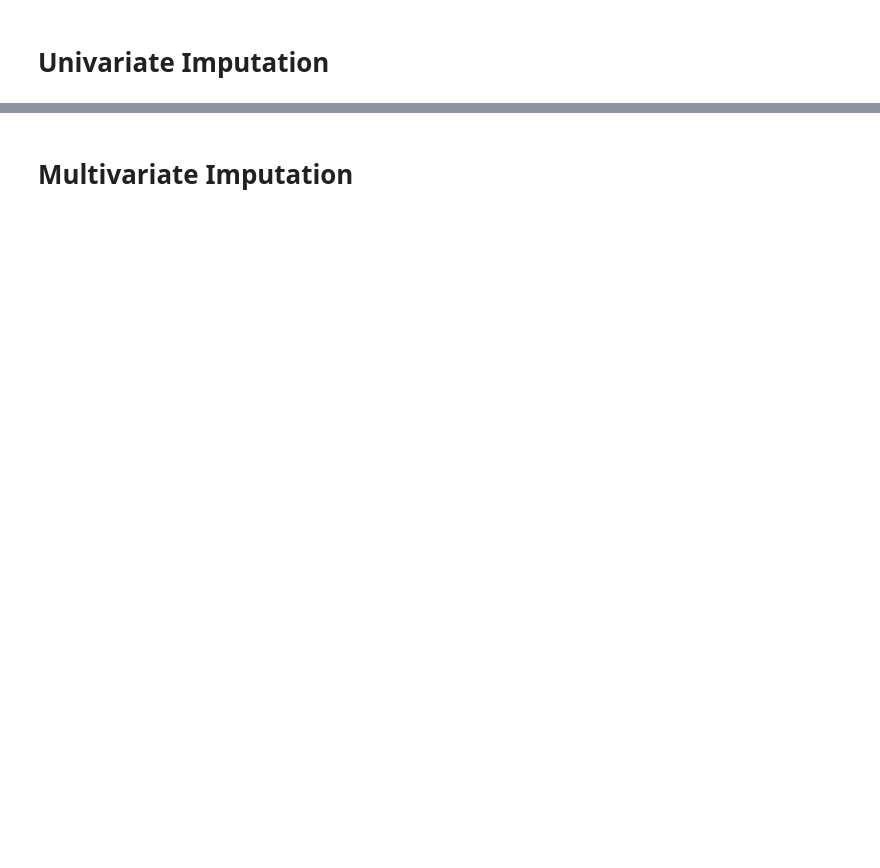
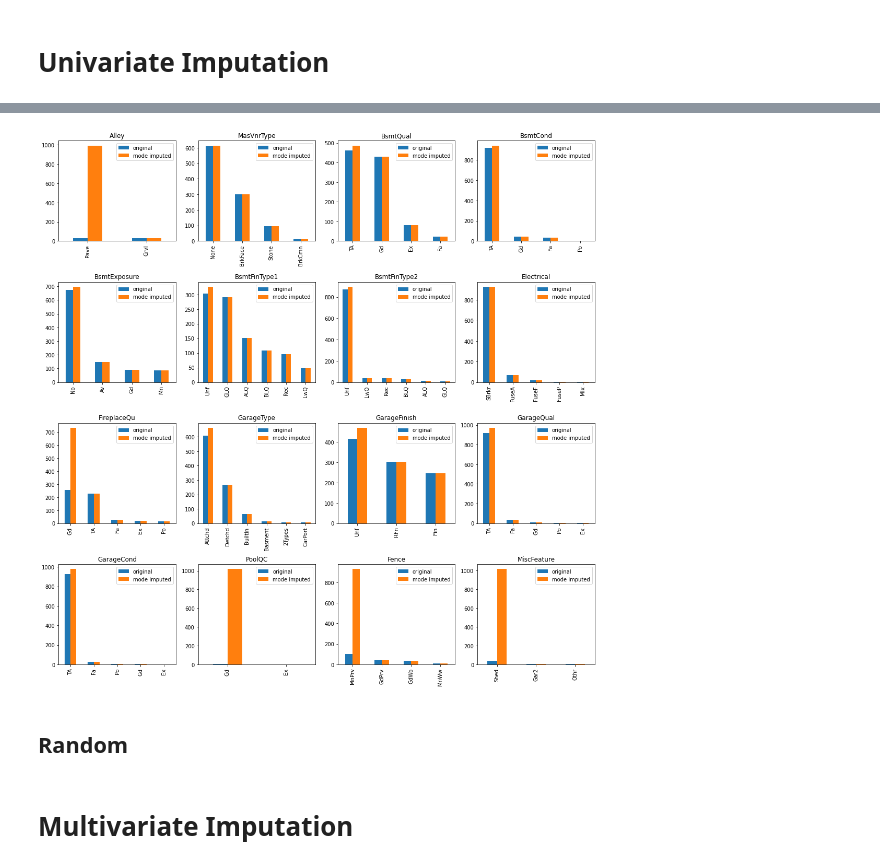
Before and after one commit to mkang32/feature-engineering, a Jupyter notebook: notebooks/1.missing_data_imputation/missing_data_imputation_summary_1.ipynb, the cells around one changed output, grey strips where cells are left out. Saved outputs shown, nothing was run; the diff lists cells and outputs as text; code cells hidden in the pictures; blank space fills up the shorter version.

```diff
--- a/notebooks/1.missing_data_imputation/missing_data_imputation_summary_1.ipynb
+++ b/notebooks/1.missing_data_imputation/missing_data_imputation_summary_1.ipynb
@@ -89,0 +175,12 @@ dtype: float64
+# %%
+# initialize imputer
+imputer = SimpleImputer(strategy='most_frequent')
+
+# fit the imputer on X_train. pass only numeric columns.
+imputer.fit(X_train[cat_cols_with_na])
+
+# transform the data using the fitted imputer
+X_train_mode_impute = imputer.transform(X_train[cat_cols_with_na])
+
+# put the output into DataFrame. remember to pass columns used in fit/transform
+X_train_mode_impute = pd.DataFrame(X_train_mode_impute, columns=cat_cols_with_na)
@@ -90,2 +209,20 @@ dtype: float64
+# %%
+fig, axes = plt.subplots(4,4, figsize=(15, 15))
+
+for i in range(len(cat_cols_with_na)):
+    col_name = cat_cols_with_na[i]
+    original = X_train[col_name].value_counts()
+    imputed = X_train_mode_impute[col_name].value_counts()
+    combined = pd.concat([original, imputed], keys=['original', 'mode imputed'], axis=1)
+
+    ax = axes[i//4, i%4]
+    combined.plot.bar(ax=ax)
+    ax.set_title(col_name)
+
+plt.tight_layout()
+# %% [output]
+[figure, added]
+# %% [markdown]
+## Random
 # %% [markdown]
 # Multivariate Imputation
```
Also changed, not shown: parts of 30 cells of this notebook.
